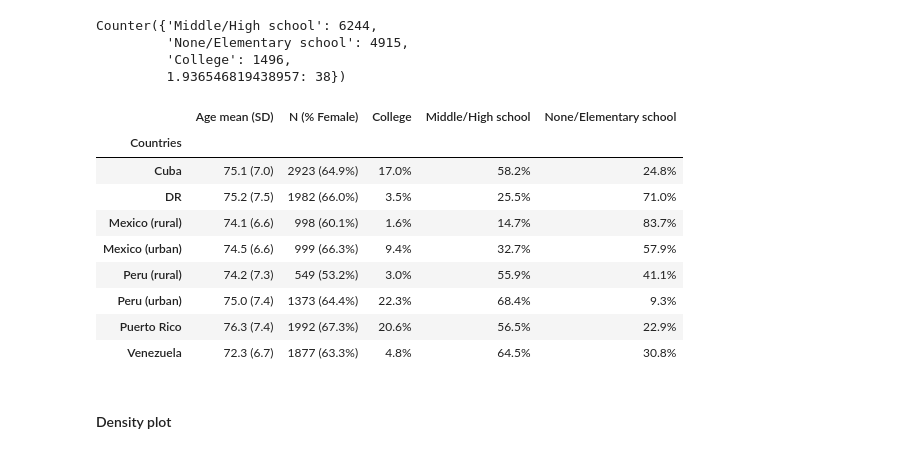
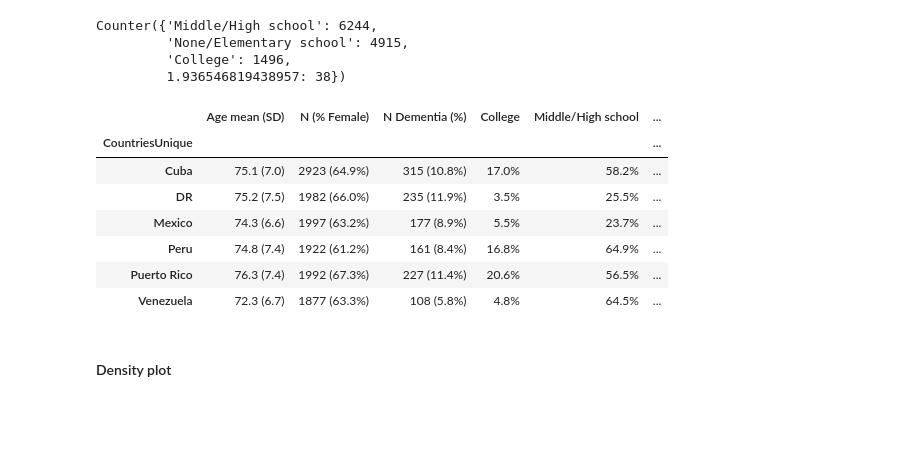
Before and after one commit to sowiroar/BBAGs-Mortality, a Jupyter notebook: Code/Wave1_Performance/Wave1_Performance_Results_Alternative.ipynb, the cells around one changed output. Saved outputs shown, nothing was run; the diff lists cells and outputs as text; code cells hidden in the pictures; blank space fills up the shorter version.

```diff
--- a/Code/Wave1_Performance/Wave1_Performance_Results_Alternative.ipynb
+++ b/Code/Wave1_Performance/Wave1_Performance_Results_Alternative.ipynb
@@ -631,54 +627,60 @@ Counter({'Middle/High school': 6244,
          'College': 1496,
          1.936546819438957: 38})
 # %%
-df = data_for_stats[['Sex_1F_2M', 'Age', 'Countries', 'Education']].copy()
+## You can change CountriesUnique for Countries if we want the differentiation between rural and urban
+df = data_for_stats[['Sex_1F_2M', 'Age', 'CountriesUnique', 'Education', 'anydem']].copy()
 
-# Avoid duplicates by spaces / variants
-df['Countries'] = df['Countries'].astype(str).str.replace(r'\s+', ' ', regex=True).str.strip()
+# Avoid "duplicates" by spaces / variants
+df['CountriesUnique'] = df['CountriesUnique'].astype(str).str.replace('\s+', ' ', regex=True).str.strip()
 
 # -------- Age mean (SD)
-age_agg = df.groupby('Countries')['Age'].agg(['mean', 'std'])
+age_agg = df.groupby('CountriesUnique')['Age'].agg(['mean', 'std']) ## CountriesUnique
 age_stats = (age_agg['mean'].round(1).astype(str) +
        " (" + age_agg['std'].round(1).astype(str) + ")").rename('Age mean (SD)')
 
 # -------- N (% Female)
-sex_agg = df.groupby('Countries')['Sex_1F_2M'].agg(
+sex_agg = df.groupby('CountriesUnique')['Sex_1F_2M'].agg(
   N='size',
   pct_female=lambda s: s.eq(1).mean() * 100
 )
 n_stats = (sex_agg['N'].astype(int).astype(str) +
       " (" + sex_agg['pct_female'].round(1).astype(str) + "%)").rename('N (% Female)')
 
+# -------- N Dementia (% Dementia)
+dem_agg = df.groupby('CountriesUnique')['anydem'].agg(
+  n_dem='sum',
+  pct_dem=lambda s: s.mean() * 100
+)
+dem_stats = (dem_agg['n_dem'].astype(int).astype(str) +
+       " (" + dem_agg['pct_dem'].round(1).astype(str) + "%)").rename('N Dementia (%)')
+
 # -------- Education % (Education is string)
-edu = df[['Countries', 'Education']].copy()
+edu = df[['CountriesUnique', 'Education']].copy()
 edu['Education'] = edu['Education'].astype(str).str.strip()
 
-# Exclude "1.9365..." value even if it comes as string
+# Exclude the value "1.9365..." even if it comes as string (or with spaces)
 bad_val = "1.936546819438957"
 edu = edu.loc[edu['Education'].notna() & (edu['Education'] != bad_val)]
 
-counts = edu.groupby(['Countries', 'Education']).size()
+counts = edu.groupby(['CountriesUnique', 'Education']).size()
 pct = counts / counts.groupby(level=0).transform('sum') * 100
-
 edu_stats = (pct.unstack('Education')
         .round(1)
         .astype(str)
         .add('%'))
 
-# -------- Final merge
-table = pd.concat([age_stats, n_stats, edu_stats], axis=1)
+# -------- Final Merge
+table = pd.concat([age_stats, n_stats, dem_stats, edu_stats], axis=1)
 table
 # %% [output]
-|  | Age mean (SD) | N (% Female) | College | Middle/High school | None/Elementary school |
-| Countries |  |  |  |  |  |
-| Cuba | 75.1 (7.0) | 2923 (64.9%) | 17.0% | 58.2% | 24.8% |
-| DR | 75.2 (7.5) | 1982 (66.0%) | 3.5% | 25.5% | 71.0% |
-| Mexico (rural) | 74.1 (6.6) | 998 (60.1%) | 1.6% | 14.7% | 83.7% |
-| Mexico (urban) | 74.5 (6.6) | 999 (66.3%) | 9.4% | 32.7% | 57.9% |
-| Peru (rural) | 74.2 (7.3) | 549 (53.2%) | 3.0% | 55.9% | 41.1% |
-| Peru (urban) | 75.0 (7.4) | 1373 (64.4%) | 22.3% | 68.4% | 9.3% |
-| Puerto Rico | 76.3 (7.4) | 1992 (67.3%) | 20.6% | 56.5% | 22.9% |
-| Venezuela | 72.3 (6.7) | 1877 (63.3%) | 4.8% | 64.5% | 30.8% |
+|  | Age mean (SD) | N (% Female) | N Dementia (%) | College | Middle/High school | ... |
+| CountriesUnique |  |  |  |  |  | ... |
+| Cuba | 75.1 (7.0) | 2923 (64.9%) | 315 (10.8%) | 17.0% | 58.2% | ... |
+| DR | 75.2 (7.5) | 1982 (66.0%) | 235 (11.9%) | 3.5% | 25.5% | ... |
+| Mexico | 74.3 (6.6) | 1997 (63.2%) | 177 (8.9%) | 5.5% | 23.7% | ... |
+| Peru | 74.8 (7.4) | 1922 (61.2%) | 161 (8.4%) | 16.8% | 64.9% | ... |
+| Puerto Rico | 76.3 (7.4) | 1992 (67.3%) | 227 (11.4%) | 20.6% | 56.5% | ... |
+| Venezuela | 72.3 (6.7) | 1877 (63.3%) | 108 (5.8%) | 4.8% | 64.5% | ... |
 # %% [markdown]
 #### Density plot
 # %%
```
Also changed, not shown: parts of 16 cells of this notebook, 37 other files.
